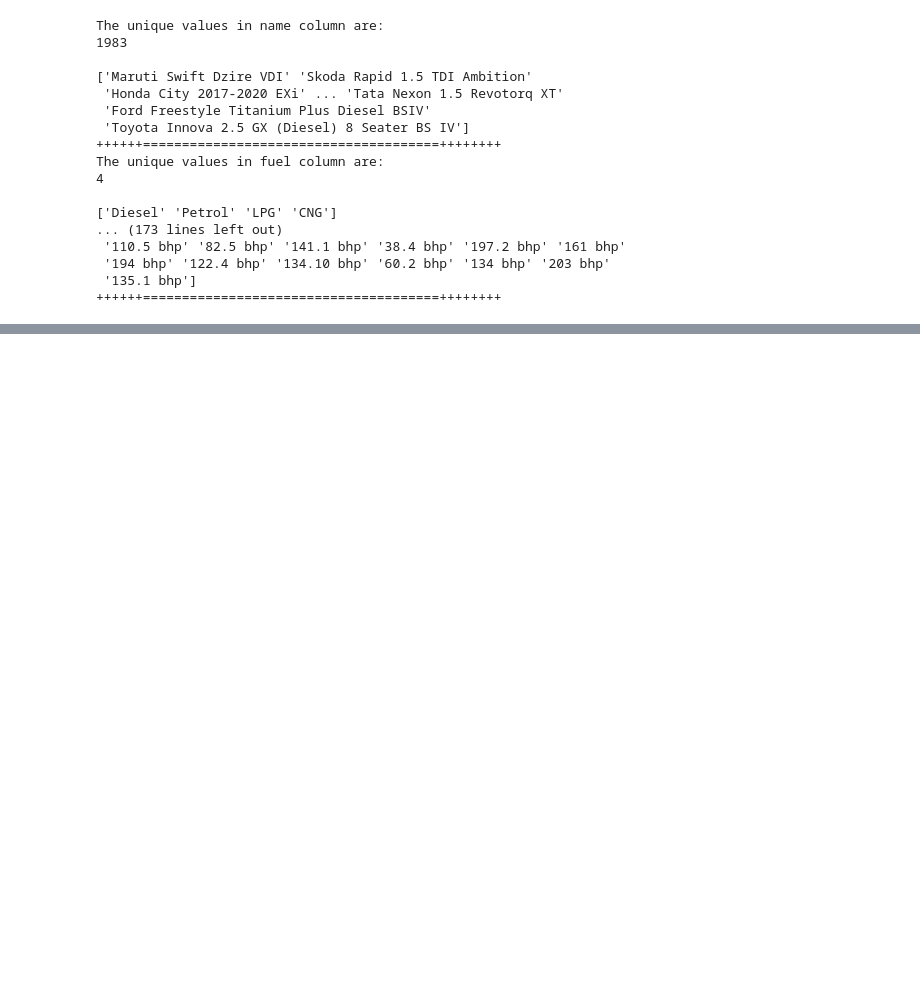
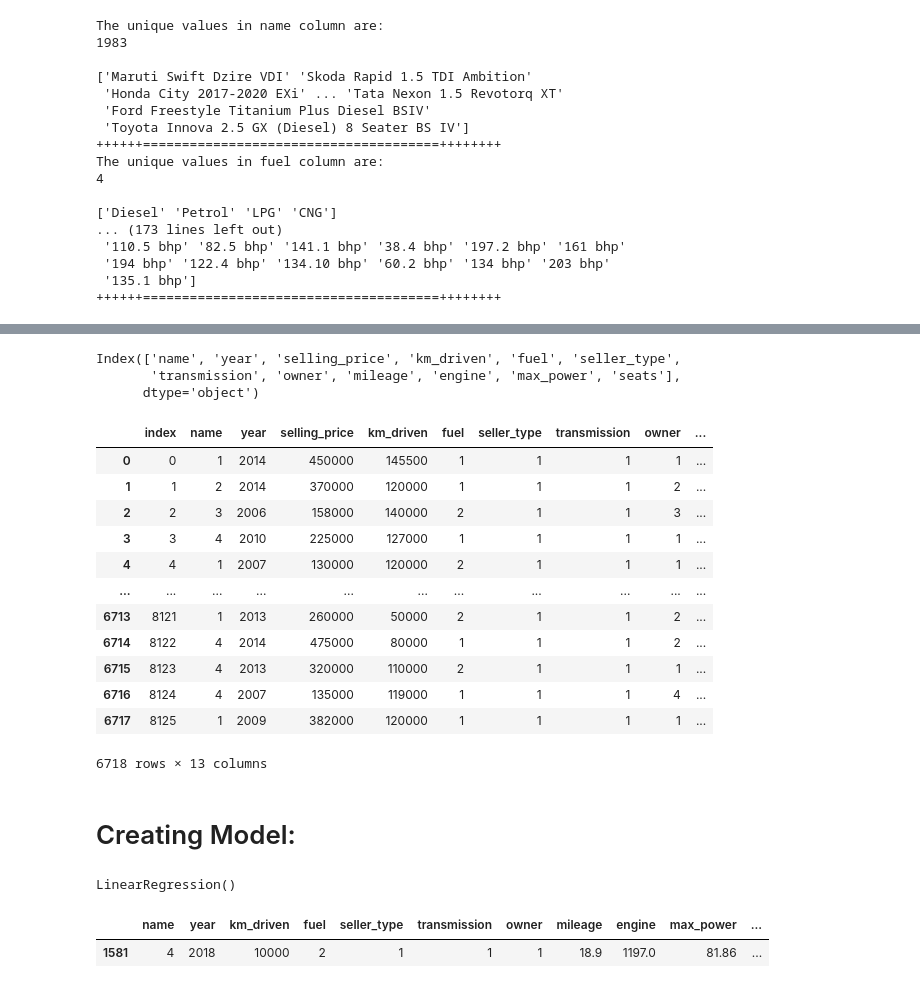
Before and after one commit to abhay-mhatre/car-price-prediction, a Jupyter notebook: car-price-prediction.ipynb, the cells around one changed output, grey strips where cells are left out. Cells and saved outputs as stored; diff of their text form; code cells hidden in the pictures; blank space fills up the shorter version.

```diff
--- a/car-price-prediction.ipynb
+++ b/car-price-prediction.ipynb
@@ -187,5 +139,0 @@ cars_data['engine'] = cars_data['engine'].astype(float)
-# %%
-cars_data['max_power1'] = cars_data['max_power'].apply(lambda x : x.split(' ')[0].strip())
-# cars_data['max_power'] = cars_data['max_power1'].astype(float)
-cars_data['max_power'] = cars_data['max_power1']
-cars_data.drop(columns = ['max_power1'], inplace = True)
@@ -191,0 +194,9 @@ cars_data.drop(columns = ['max_power1'], inplace = True)
+# %%
+def clean_d(x):
+    val = x.split(' ')[0]
+    if val == '':
+        return 0
+    else:
+        return float(val)
+
+cars_data['max_power'] = cars_data['max_power'].apply(clean_d)
@@ -191,0 +207,28 @@ cars_data.drop(columns = ['max_power1'], inplace = True)
+# %%
+cars_data.columns
+# %% [output]
+Index(['name', 'year', 'selling_price', 'km_driven', 'fuel', 'seller_type',
+       'transmission', 'owner', 'mileage', 'engine', 'max_power', 'seats'],
+      dtype='object')
+# %%
+cols1 = ['name','fuel','seller_type','transmission','owner',]
+
+for i in cols1:
+    cars_data[i].replace(cars_data[i].unique(), list(range(1,cars_data[i].nunique()+1)), inplace = True)
+# %%
+# Reseting index:
+cars_data.reset_index()
+# %% [output]
+|  | index | name | year | selling_price | km_driven | fuel | seller_type | transmission | owner | ... |
+| 0 | 0 | 1 | 2014 | 450000 | 145500 | 1 | 1 | 1 | 1 | ... |
+| 1 | 1 | 2 | 2014 | 370000 | 120000 | 1 | 1 | 1 | 2 | ... |
+| 2 | 2 | 3 | 2006 | 158000 | 140000 | 2 | 1 | 1 | 3 | ... |
+| 3 | 3 | 4 | 2010 | 225000 | 127000 | 1 | 1 | 1 | 1 | ... |
+| 4 | 4 | 1 | 2007 | 130000 | 120000 | 2 | 1 | 1 | 1 | ... |
+| ... | ... | ... | ... | ... | ... | ... | ... | ... | ... | ... |
+| 6713 | 8121 | 1 | 2013 | 260000 | 50000 | 2 | 1 | 1 | 2 | ... |
+| 6714 | 8122 | 4 | 2014 | 475000 | 80000 | 1 | 1 | 1 | 2 | ... |
+| 6715 | 8123 | 4 | 2013 | 320000 | 110000 | 2 | 1 | 1 | 1 | ... |
+| 6716 | 8124 | 4 | 2007 | 135000 | 119000 | 1 | 1 | 1 | 4 | ... |
+| 6717 | 8125 | 1 | 2009 | 382000 | 120000 | 1 | 1 | 1 | 1 | ... |
+6718 rows × 13 columns
@@ -191,0 +244,2 @@ cars_data.drop(columns = ['max_power1'], inplace = True)
+# %% [markdown]
+# Creating Model:
@@ -191,0 +249,5 @@ cars_data.drop(columns = ['max_power1'], inplace = True)
+# %%
+# training model
+model.fit(xtrain, ytrain)
+# %% [output]
+LinearRegression()
@@ -191,0 +261,5 @@ cars_data.drop(columns = ['max_power1'], inplace = True)
+# %%
+xtrain.head(1)
+# %% [output]
+|  | name | year | km_driven | fuel | seller_type | transmission | owner | mileage | engine | max_power | ... |
+| 1581 | 4 | 2018 | 10000 | 2 | 1 | 1 | 1 | 18.9 | 1197.0 | 81.86 | ... |
```
Also changed, not shown: parts of 30 cells of this notebook.
